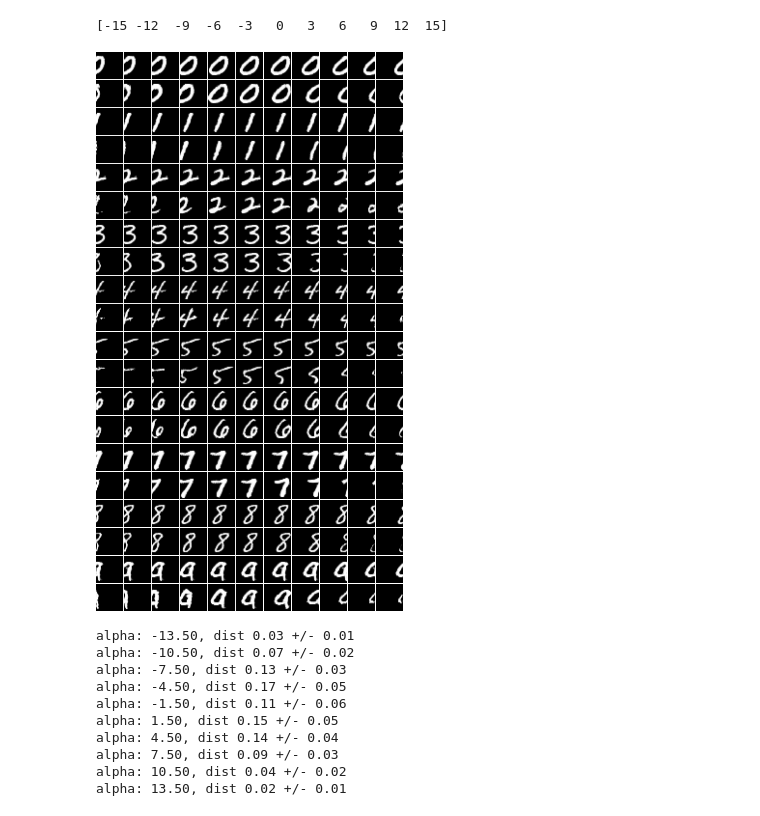
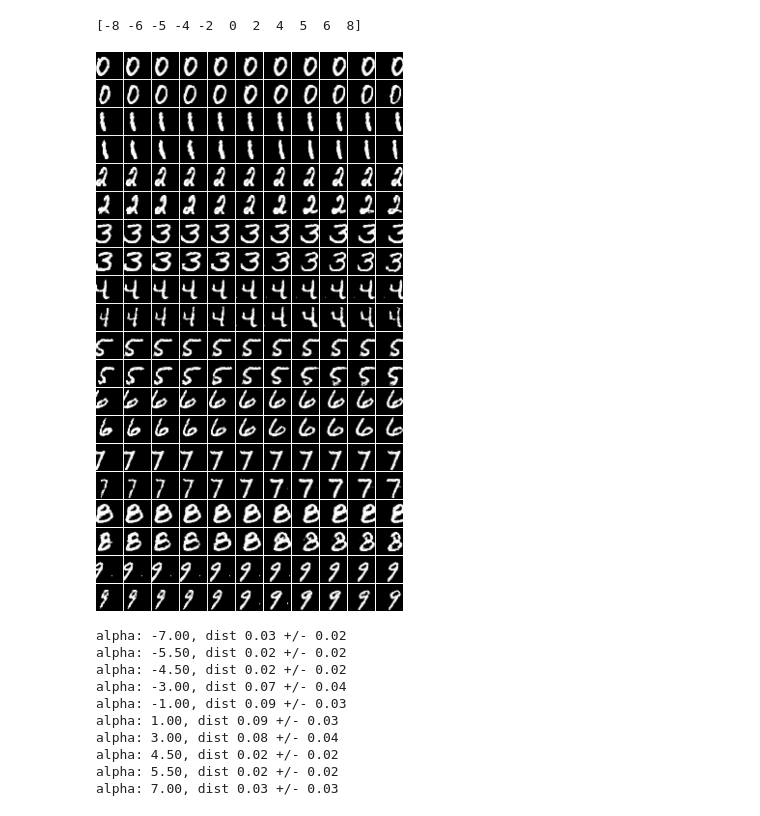
Before and after one commit to ali-design/gan_workspace, a Jupyter notebook: DCGAN-tensorflow/shiftx_aug_argminGW_mnist.ipynb, the cells around one changed output. Drawn from its saved outputs; the diff is of its cells as text; code cells hidden in the pictures.

```diff
--- a/DCGAN-tensorflow/shiftx_aug_argminGW_mnist.ipynb
+++ b/DCGAN-tensorflow/shiftx_aug_argminGW_mnist.ipynb
@@ -162,37 +163,36 @@ z_sample = np.random.uniform(-1, 1, size=(num_samples, FLAGS.z_dim))
 # y = np.random.choice(FLAGS.y_dim, num_samples)
 y = np.arange(0,FLAGS.y_dim,1)
 y_one_hot = np.zeros((num_samples, FLAGS.y_dim))
 y_one_hot[np.arange(num_samples), y] = 1
 
 im_targets = []
 im_transformed = []
 
-# a = np.array([-8, -6, -5, -4, -2,  0,  2,  4,  5, 6, 8])
-a = np.array([-15, -12, -9, -6, -3,  0,  3,  6,  9, 12, 15])
+a = np.array([-8, -6, -5, -4, -2,  0,  2,  4,  5, 6, 8])
 alpha = np.tile(a, [num_samples, 1])
 
 for i in range(alpha.shape[1]):
     # get G and then targets:
     samples = sess.run(dcgan.sampler, feed_dict = {dcgan.z: z_sample, dcgan.y: y_one_hot})
     targets, masks = dcgan.get_target_np(samples, np.expand_dims(alpha[:,i], axis=1))
     im_targets.append(targets)
     # get transformed:
     samples = sess.run(dcgan.sampler_new, feed_dict = {dcgan.z: z_sample,
                                                        dcgan.y: y_one_hot,
                                                        dcgan.alpha: np.expand_dims(alpha[:,i],axis=1)})
     im_transformed.append(samples)
 # imshow(imgrid(np.uint8(samples*255), cols=1))
 
 ims = []
 for j in range(FLAGS.y_dim):
     ims.append(np.stack([x[j, :, :, :] for x in im_targets], axis=0))
     ims.append(np.stack([x[j, :, :, :] for x in im_transformed], axis=0))
 
 print(alpha[0])
 imshow(imgrid(np.uint8(np.concatenate(ims)*255), cols=alpha.shape[1]))
 # %% [output]
-[-15 -12  -9  -6  -3   0   3   6   9  12  15]
+[-8 -6 -5 -4 -2  0  2  4  5  6  8]
-[figure, old version]
+[figure, new version]
 # %%
 loss_l2_sample = tf.reduce_sum(tf.multiply(tf.square(
     dcgan.sampler_new-dcgan.target), dcgan.mask), axis=(1,2,3)) \
@@ -318,8 +318,8 @@ for batch_start in range(0, num_samples, batch_size):
         dist_trained_info[s, i] = sess.run(dist_trained_tensor, feed_dict=feed_dict)
 # %%
 ## plots and saves the computed similarity matrix
-output_dir = './out/plots/'
-savefile = file_name+'transform_effect_plots'
+output_dir = './out/plots2/shiftx/'
+savefile_transform_effect = file_name+'transform_effect_plots'
 
 alphas = alphas_no_log
 
@@ -351,21 +351,21 @@ ax.set_xlim([np.min(alphas[0,:]), np.max(alphas[0,:])])
 for (x, m, s) in zip(xaxis, mu, sd):
     print("alpha: {:.2f}, dist {:.2f} +/- {:.2f}".format(x, m, s))
 
-f.savefig(os.path.join(output_dir, savefile + '.png'),
+f.savefig(os.path.join(output_dir, savefile_transform_effect + '.png'),
           bbox_inches="tight", pad_inches=0)
-f.savefig(os.path.join(output_dir, savefile + '.pdf'),
+f.savefig(os.path.join(output_dir, savefile_transform_effect + '.pdf'),
           bbox_inches="tight", pad_inches=0)
 # %% [output]
-alpha: -13.50, dist 0.03 +/- 0.01
-alpha: -10.50, dist 0.07 +/- 0.02
-alpha: -7.50, dist 0.13 +/- 0.03
-alpha: -4.50, dist 0.17 +/- 0.05
-alpha: -1.50, dist 0.11 +/- 0.06
-alpha: 1.50, dist 0.15 +/- 0.05
-alpha: 4.50, dist 0.14 +/- 0.04
-alpha: 7.50, dist 0.09 +/- 0.03
-alpha: 10.50, dist 0.04 +/- 0.02
-alpha: 13.50, dist 0.02 +/- 0.01
+alpha: -7.00, dist 0.03 +/- 0.02
+alpha: -5.50, dist 0.02 +/- 0.02
+alpha: -4.50, dist 0.02 +/- 0.02
+alpha: -3.00, dist 0.07 +/- 0.04
+alpha: -1.00, dist 0.09 +/- 0.03
+alpha: 1.00, dist 0.09 +/- 0.03
+alpha: 3.00, dist 0.08 +/- 0.04
+alpha: 4.50, dist 0.02 +/- 0.02
+alpha: 5.50, dist 0.02 +/- 0.02
+alpha: 7.00, dist 0.03 +/- 0.03
 # %%
 ## plots and saves the computed similarity matrix
 import os
```
Also changed, not shown: parts of 4 cells of this notebook, 16 other files.
